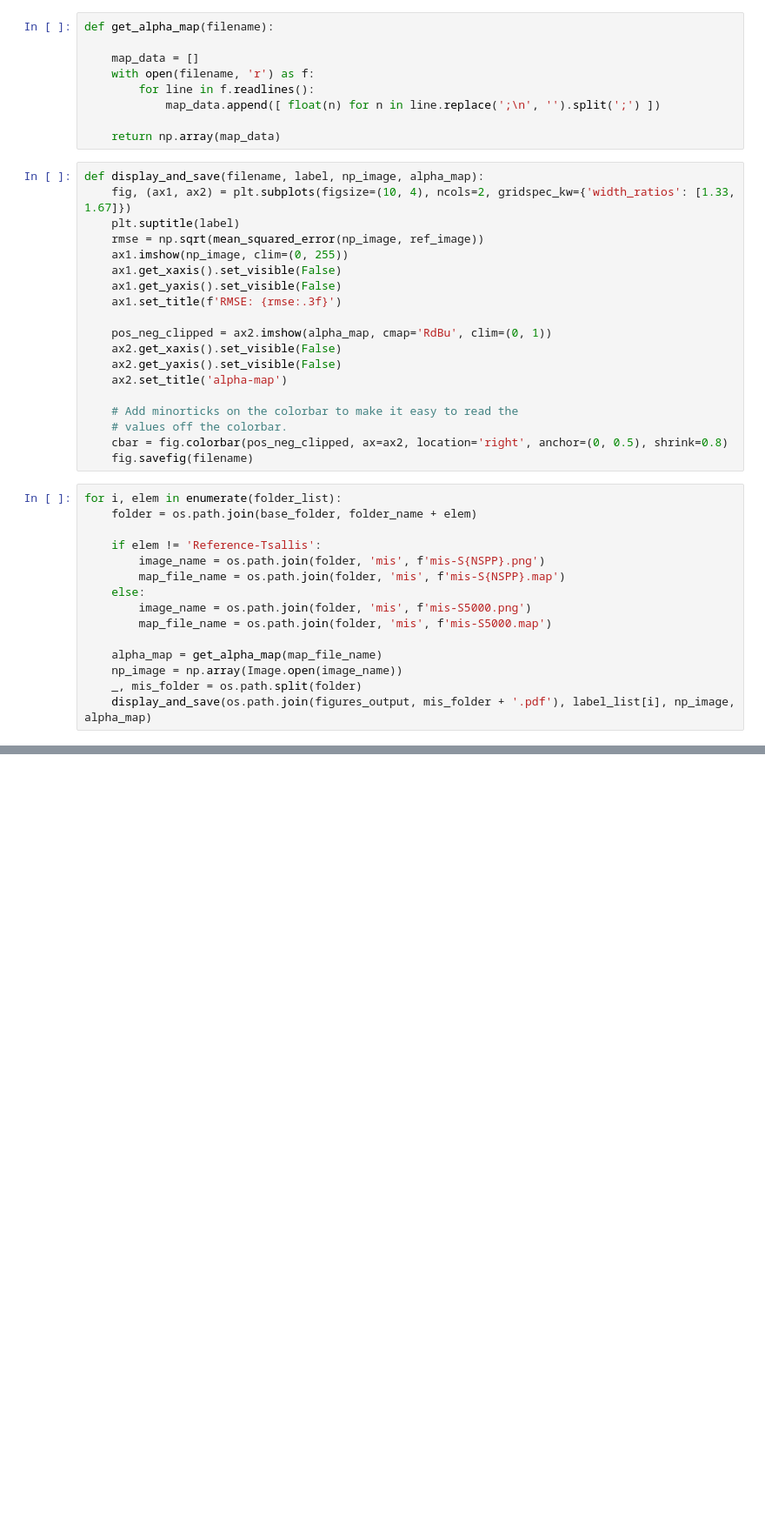
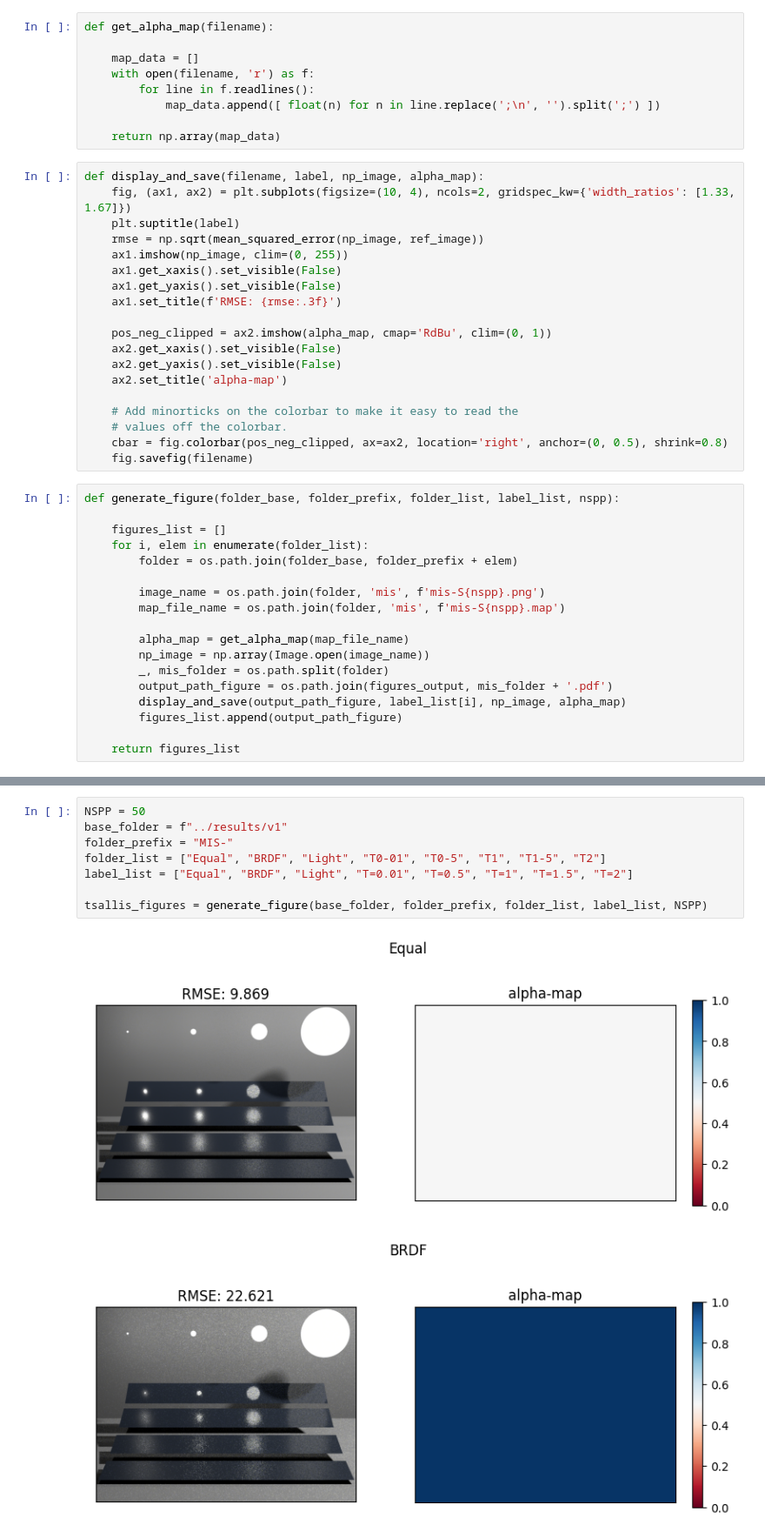
Before and after one commit to Artisis-ULCO/pbrt-v4, a Jupyter notebook: MIS/alphaMap.ipynb, the cells around one changed output, grey strips where cells are left out. Shown at 87% size. Saved outputs shown, nothing was run; the diff lists cells and outputs as text; blank space fills up the shorter version.

```diff
--- a/MIS/alphaMap.ipynb
+++ b/MIS/alphaMap.ipynb
@@ -51,17 +42,20 @@ def display_and_save(filename, label, np_image, alpha_map):
     cbar = fig.colorbar(pos_neg_clipped, ax=ax2, location='right', anchor=(0, 0.5), shrink=0.8)
     fig.savefig(filename)
 # %%
-for i, elem in enumerate(folder_list):
-    folder = os.path.join(base_folder, folder_name + elem)
+def generate_figure(folder_base, folder_prefix, folder_list, label_list, nspp):
 
-    if elem != 'Reference-Tsallis':
-        image_name = os.path.join(folder, 'mis', f'mis-S{NSPP}.png')
-        map_file_name = os.path.join(folder, 'mis', f'mis-S{NSPP}.map')
-    else:
-        image_name = os.path.join(folder, 'mis', f'mis-S5000.png')
-        map_file_name = os.path.join(folder, 'mis', f'mis-S5000.map')
+    figures_list = []
+    for i, elem in enumerate(folder_list):
+        folder = os.path.join(folder_base, folder_prefix + elem)
 
-    alpha_map = get_alpha_map(map_file_name)
-    np_image = np.array(Image.open(image_name))
-    _, mis_folder = os.path.split(folder)
-    display_and_save(os.path.join(figures_output, mis_folder + '.pdf'), label_list[i], np_image, alpha_map)
+        image_name = os.path.join(folder, 'mis', f'mis-S{nspp}.png')
+        map_file_name = os.path.join(folder, 'mis', f'mis-S{nspp}.map')
+
+        alpha_map = get_alpha_map(map_file_name)
+        np_image = np.array(Image.open(image_name))
+        _, mis_folder = os.path.split(folder)
+        output_path_figure = os.path.join(figures_output, mis_folder + '.pdf')
+        display_and_save(output_path_figure, label_list[i], np_image, alpha_map)
+        figures_list.append(output_path_figure)
+
+    return figures_list
@@ -72,0 +62,11 @@ for i, elem in enumerate(folder_list):
+# %%
+NSPP = 50
+base_folder = f"../results/v1"
+folder_prefix = "MIS-"
+folder_list = ["Equal", "BRDF", "Light", "T0-01", "T0-5", "T1", "T1-5", "T2"]
+label_list = ["Equal", "BRDF", "Light", "T=0.01", "T=0.5", "T=1", "T=1.5", "T=2"]
+
+tsallis_figures = generate_figure(base_folder, folder_prefix, folder_list, label_list, NSPP)
+# %% [output]
+[figure, added]
+[figure, added]
```
Also changed, not shown: parts of 5 cells of this notebook, 20 other files.
